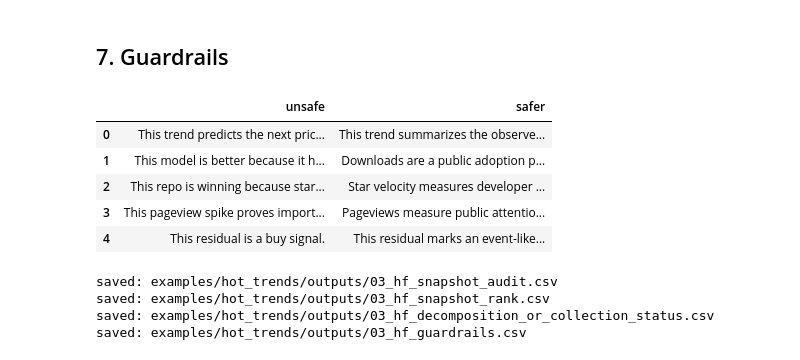
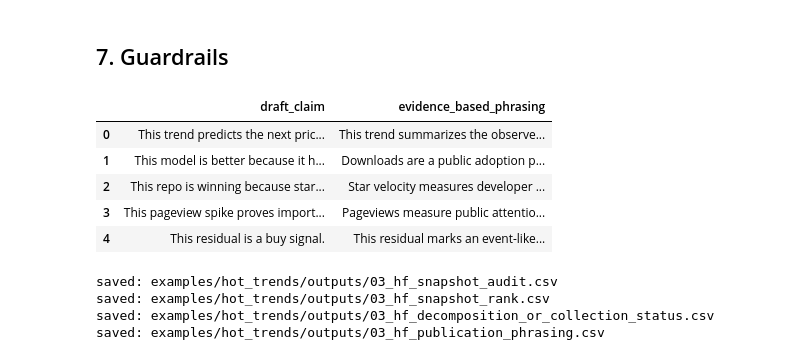
Before and after one commit to systems-mechanobiology/De-Time, a Jupyter notebook: examples/notebooks/hot_trends/03_huggingface_open_model_pulse.ipynb, the cells around one changed output. Drawn from its saved outputs; the diff is of its cells as text; code cells hidden in the pictures.

Commit message:
Use neutral source language in columns

```diff
--- a/examples/notebooks/hot_trends/03_huggingface_open_model_pulse.ipynb
+++ b/examples/notebooks/hot_trends/03_huggingface_open_model_pulse.ipynb
@@ -197,10 +197,10 @@ plt.show()
 # %% [markdown]
 ## 7. Guardrails
 # %%
-guardrails = article_language_guardrails()
-guardrails
+phrasing = article_publication_phrasing()
+phrasing
 # %% [output]
-|  | unsafe | safer |
+|  | draft_claim | evidence_based_phrasing |
 | 0 | This trend predicts the next pric... | This trend summarizes the observe... |
 | 1 | This model is better because it h... | Downloads are a public adoption p... |
 | 2 | This repo is winning because star... | Star velocity measures developer ... |
@@ -212,9 +212,9 @@ save_table(snapshot_rank, "03_hf_snapshot_rank")
 save_table(summary, "03_hf_decomposition_or_collection_status")
 if not events.empty:
     save_table(events, "03_hf_residual_events")
-save_table(guardrails, "03_hf_guardrails")
+save_table(phrasing, "03_hf_publication_phrasing")
 # %% [output]
 saved: examples/hot_trends/outputs/03_hf_snapshot_audit.csv
 saved: examples/hot_trends/outputs/03_hf_snapshot_rank.csv
 saved: examples/hot_trends/outputs/03_hf_decomposition_or_collection_status.csv
-saved: examples/hot_trends/outputs/03_hf_guardrails.csv
+saved: examples/hot_trends/outputs/03_hf_publication_phrasing.csv
```
Also changed, not shown: parts of 6 cells of this notebook, 46 other files.
